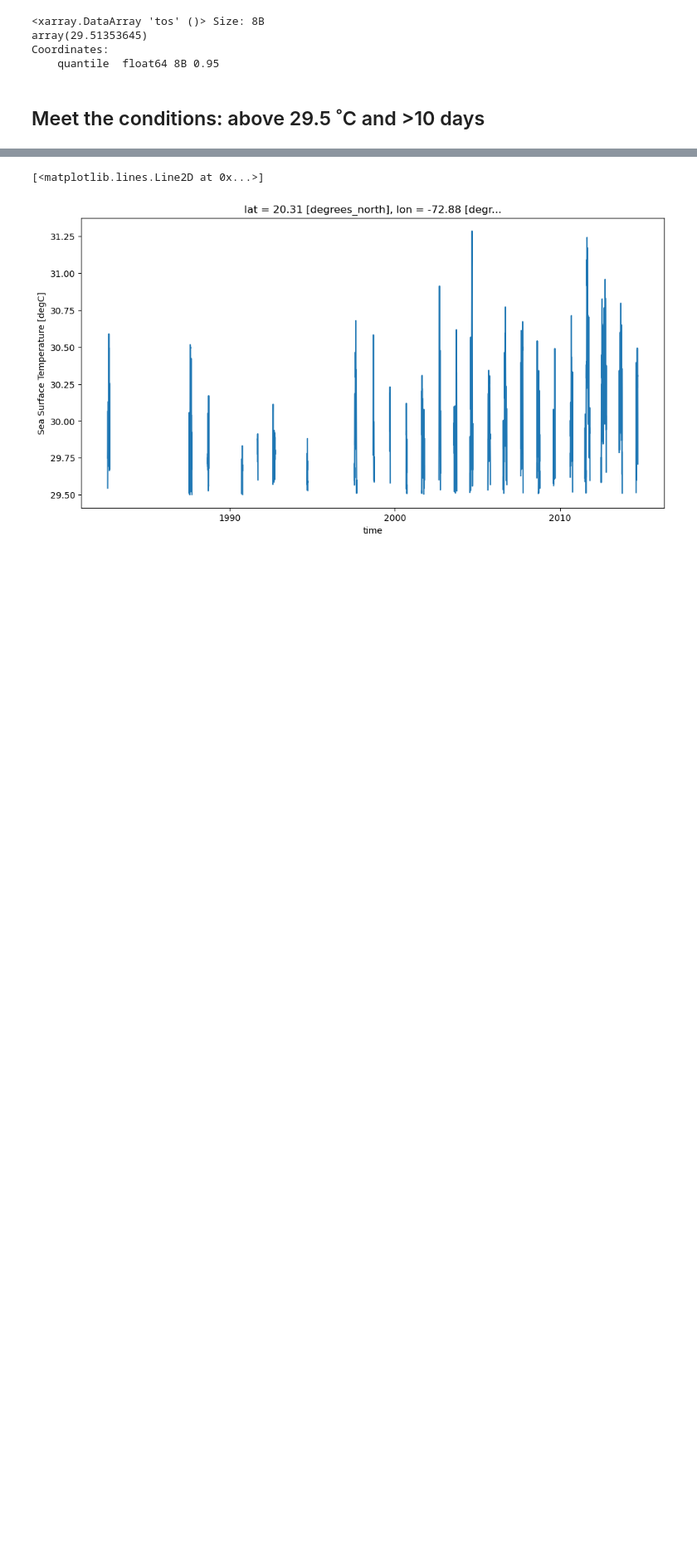
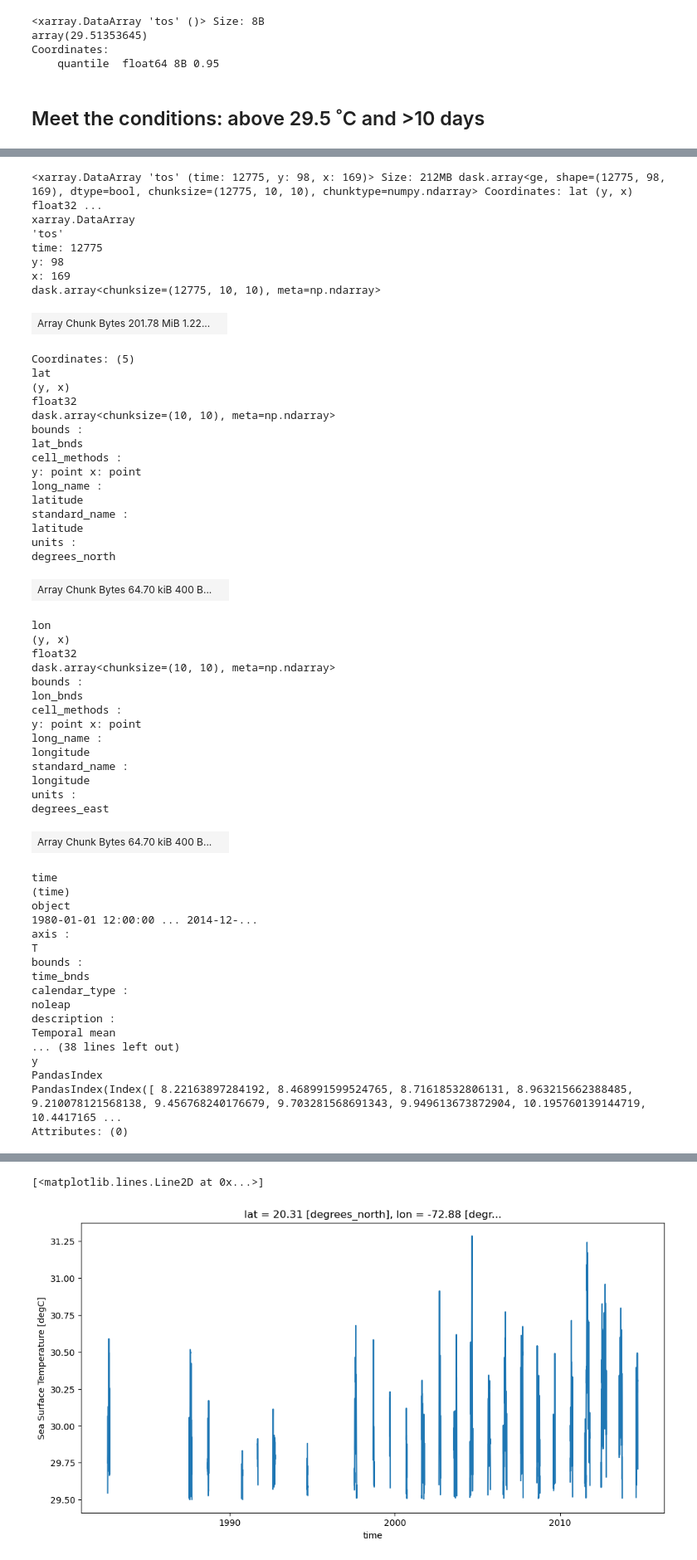
Before and after one commit to ProjectPythia/CFC-extreme-weather-cookbook, a Jupyter notebook: notebooks/cfc-ocean.ipynb, the cells around one changed output, grey strips where cells are left out. Shown at 83% size. Drawn from its saved outputs; the diff is of its cells as text; code cells hidden in the pictures; blank space fills up the shorter version.

```diff
--- a/notebooks/cfc-ocean.ipynb
+++ b/notebooks/cfc-ocean.ipynb
@@ -444,0 +504,61 @@ mask = cfill>=29.5
+# %%
+longer_than_10_days = mask.map_blocks(consecutive_days, template=mask) >= 10
+# %%
+longer_than_10_days
+# %% [output]
+<xarray.DataArray 'tos' (time: 12775, y: 98, x: 169)> Size: 212MB dask.array<ge, shape=(12775, 98, 169), dtype=bool, chunksize=(12775, 10, 10), chunktype=numpy.ndarray> Coordinates: lat (y, x) float32 ...
+xarray.DataArray
+'tos'
+time: 12775
+y: 98
+x: 169
+dask.array<chunksize=(12775, 10, 10), meta=np.ndarray>
+| Array Chunk Bytes 201.78 MiB 1.22... |  |
+Coordinates: (5)
+lat
+(y, x)
+float32
+dask.array<chunksize=(10, 10), meta=np.ndarray>
+bounds :
+lat_bnds
+cell_methods :
+y: point x: point
+long_name :
+latitude
+standard_name :
+latitude
+units :
+degrees_north
+| Array Chunk Bytes 64.70 kiB 400 B... |  |
+lon
+(y, x)
+float32
+dask.array<chunksize=(10, 10), meta=np.ndarray>
+bounds :
+lon_bnds
+cell_methods :
+y: point x: point
+long_name :
+longitude
+standard_name :
+longitude
+units :
+degrees_east
+| Array Chunk Bytes 64.70 kiB 400 B... |  |
+time
+(time)
+object
+1980-01-01 12:00:00 ... 2014-12-...
+axis :
+T
+bounds :
+time_bnds
+calendar_type :
+noleap
+description :
+Temporal mean
+... (38 lines left out)
+y
+PandasIndex
+PandasIndex(Index([ 8.22163897284192, 8.468991599524765, 8.71618532806131, 8.963215662388485, 9.210078121568138, 9.456768240176679, 9.703281568691343, 9.949613673872904, 10.195760139144719, 10.4417165 ...
+Attributes: (0)
```
Also changed, not shown: parts of 9 cells of this notebook.
